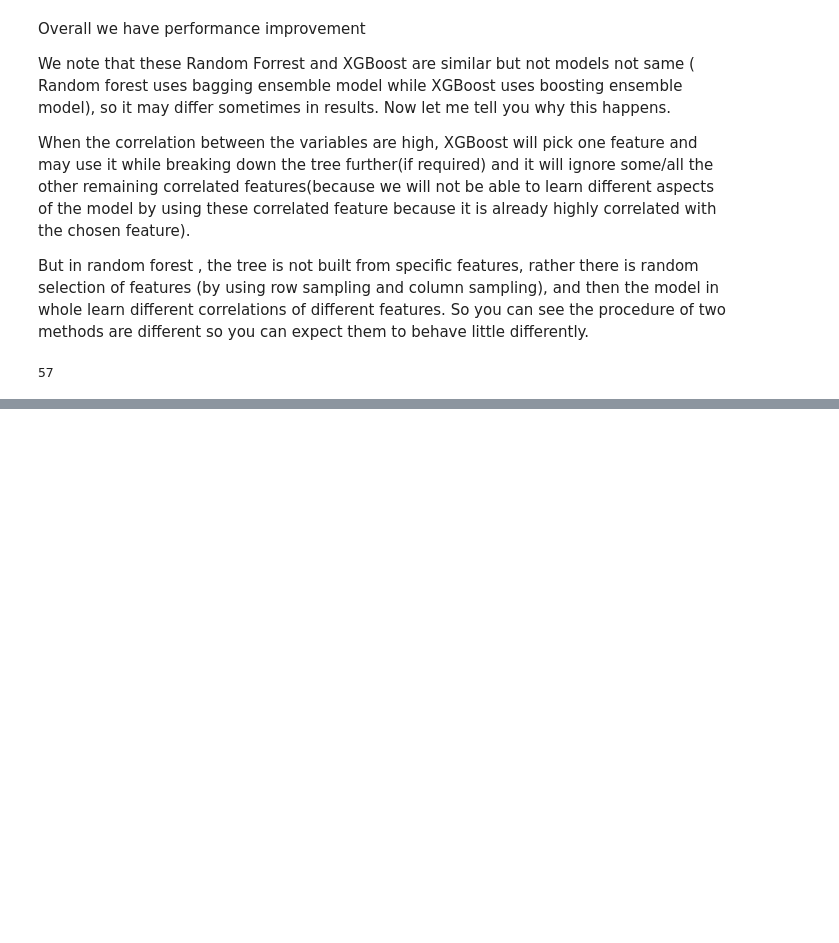
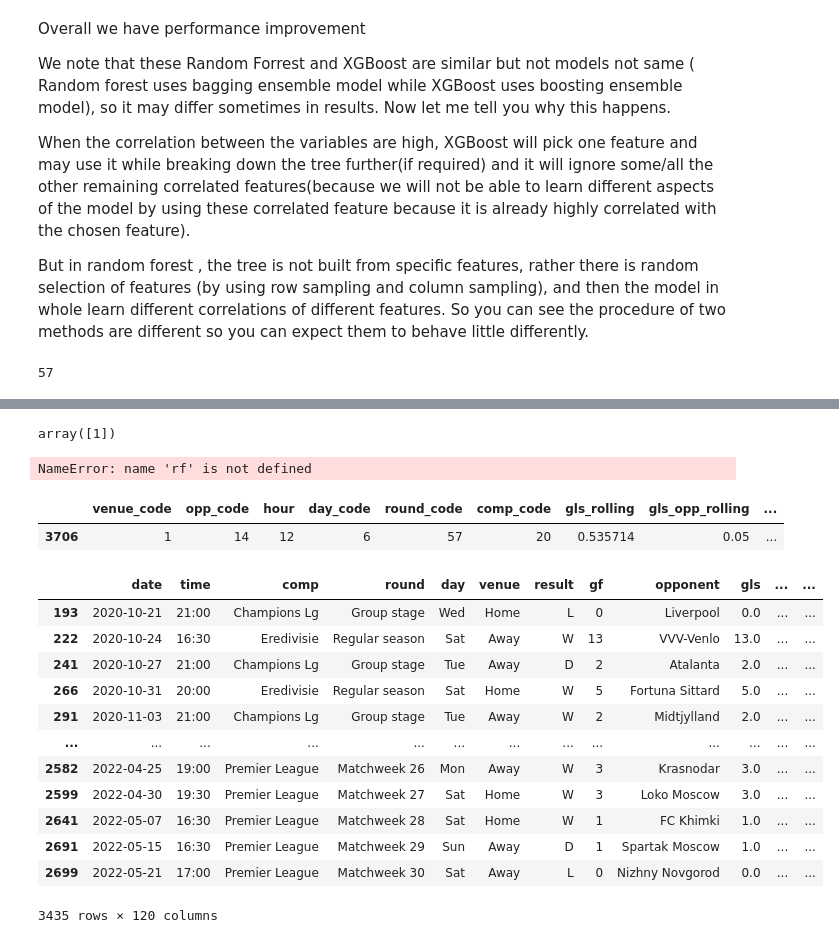
Before and after one commit to RaminVali/CL_WebScraping_ML_Prediction, a Jupyter notebook: prediction.ipynb, the cells around one changed output, grey strips where cells are left out. Drawn from its saved outputs; the diff is of its cells as text; code cells hidden in the pictures; blank space fills up the shorter version.

```diff
--- a/prediction.ipynb
+++ b/prediction.ipynb
@@ -436,0 +439,35 @@ image = Image.open('Deploy1.png')
+# %%
+prediction = XGB_model.predict(tm_df[predictors+new_cols])
+prediction
+# if prediction == 1:
+#     print(selected_team ,""" will **WIN** the match""")
+# else:
+#    print(selected_team ,"""  will **NOT WIN** the match""")
+# %% [output]
+array([1])
+# %%
+prediction = rf.predict(tm_df[all_cols])
+prediction
+# %% [output]
+NameError: name 'rf' is not defined
+# %%
+tm_df
+# %% [output]
+|  | venue_code | opp_code | hour | day_code | round_code | comp_code | gls_rolling | gls_opp_rolling | ... |
+| 3706 | 1 | 14 | 12 | 6 | 57 | 20 | 0.535714 | 0.05 | ... |
+# %%
+df_rolling
+# %% [output]
+|  | date | time | comp | round | day | venue | result | gf | opponent | gls | ... | ... |
+| 193 | 2020-10-21 | 21:00 | Champions Lg | Group stage | Wed | Home | L | 0 | Liverpool | 0.0 | ... | ... |
+| 222 | 2020-10-24 | 16:30 | Eredivisie | Regular season | Sat | Away | W | 13 | VVV-Venlo | 13.0 | ... | ... |
+| 241 | 2020-10-27 | 21:00 | Champions Lg | Group stage | Tue | Away | D | 2 | Atalanta | 2.0 | ... | ... |
+| 266 | 2020-10-31 | 20:00 | Eredivisie | Regular season | Sat | Home | W | 5 | Fortuna Sittard | 5.0 | ... | ... |
+| 291 | 2020-11-03 | 21:00 | Champions Lg | Group stage | Tue | Away | W | 2 | Midtjylland | 2.0 | ... | ... |
+| ... | ... | ... | ... | ... | ... | ... | ... | ... | ... | ... | ... | ... |
+| 2582 | 2022-04-25 | 19:00 | Premier League | Matchweek 26 | Mon | Away | W | 3 | Krasnodar | 3.0 | ... | ... |
+| 2599 | 2022-04-30 | 19:30 | Premier League | Matchweek 27 | Sat | Home | W | 3 | Loko Moscow | 3.0 | ... | ... |
+| 2641 | 2022-05-07 | 16:30 | Premier League | Matchweek 28 | Sat | Home | W | 1 | FC Khimki | 1.0 | ... | ... |
+| 2691 | 2022-05-15 | 16:30 | Premier League | Matchweek 29 | Sun | Away | D | 1 | Spartak Moscow | 1.0 | ... | ... |
+| 2699 | 2022-05-21 | 17:00 | Premier League | Matchweek 30 | Sat | Away | L | 0 | Nizhny Novgorod | 0.0 | ... | ... |
+3435 rows × 120 columns
```
Also changed, not shown: parts of 8 cells of this notebook, 4 other files.
